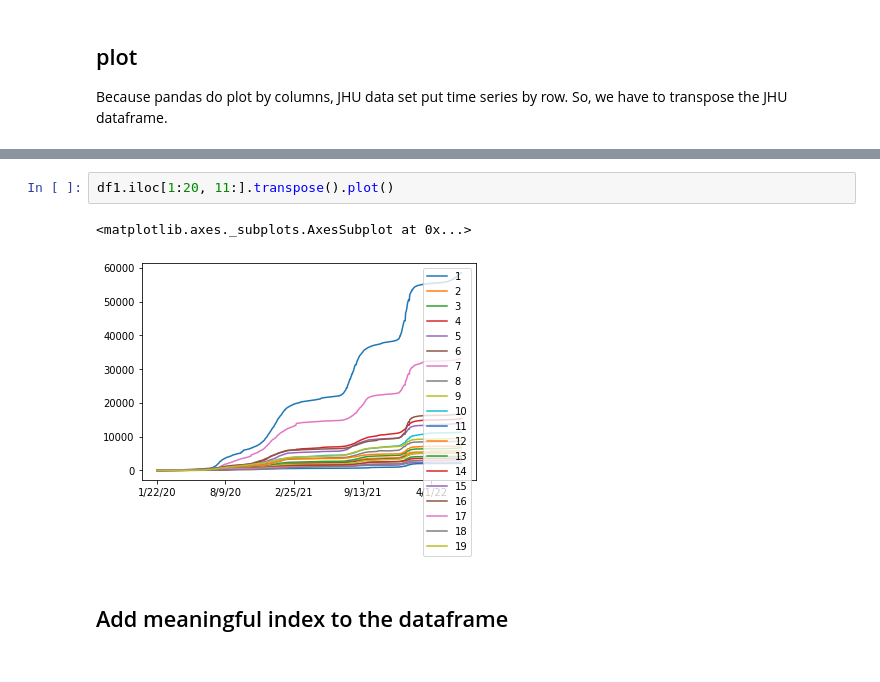
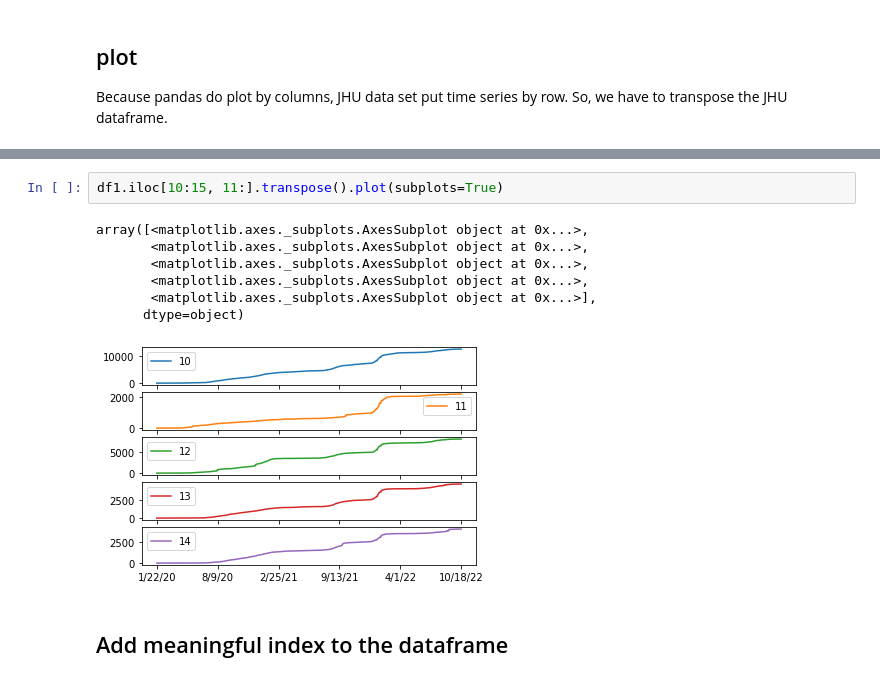
Before and after one commit to hongqin/Python-CoLab-bootcamp, a Jupyter notebook: Learn_Python_by_analying_covid19.ipynb, the cells around one changed output, grey strips where cells are left out. Drawn from its saved outputs; the diff is of its cells as text.

```diff
--- a/Learn_Python_by_analying_covid19.ipynb
+++ b/Learn_Python_by_analying_covid19.ipynb
@@ -233,8 +236,13 @@ array([<matplotlib.axes._subplots.AxesSubplot object at 0x...>,
 # %%
-df1.iloc[1:20, 11:].transpose().plot()
+df1.iloc[10:15, 11:].transpose().plot(subplots=True)
 # %% [output]
-<matplotlib.axes._subplots.AxesSubplot at 0x...>
+array([<matplotlib.axes._subplots.AxesSubplot object at 0x...>,
+       <matplotlib.axes._subplots.AxesSubplot object at 0x...>,
+       <matplotlib.axes._subplots.AxesSubplot object at 0x...>,
+       <matplotlib.axes._subplots.AxesSubplot object at 0x...>,
+       <matplotlib.axes._subplots.AxesSubplot object at 0x...>],
+      dtype=object)
-[figure, old version]
+[figure, new version]
 # %% [markdown]
 ## Add meaningful index to the dataframe
 # %%
```
Also changed, not shown: parts of 79 cells of this notebook.
